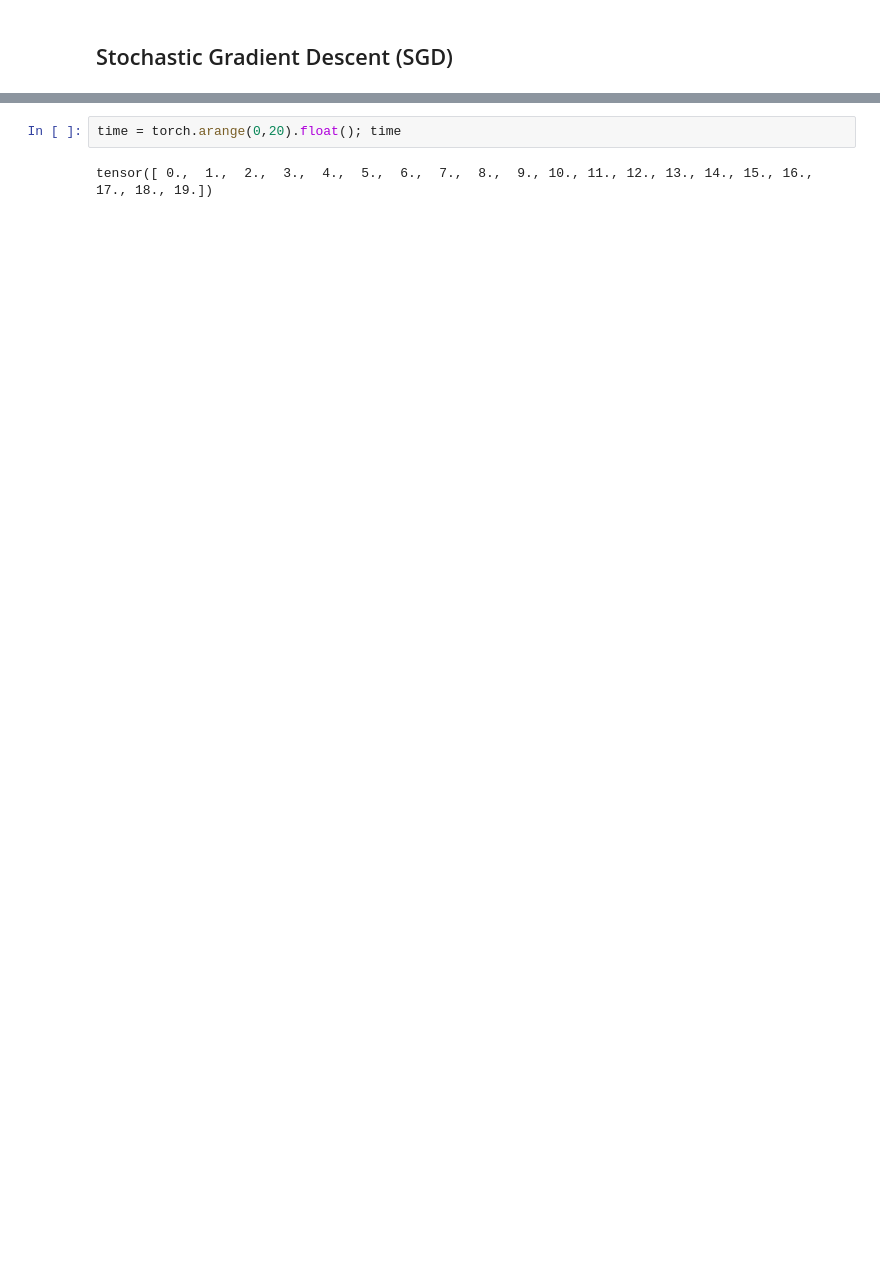
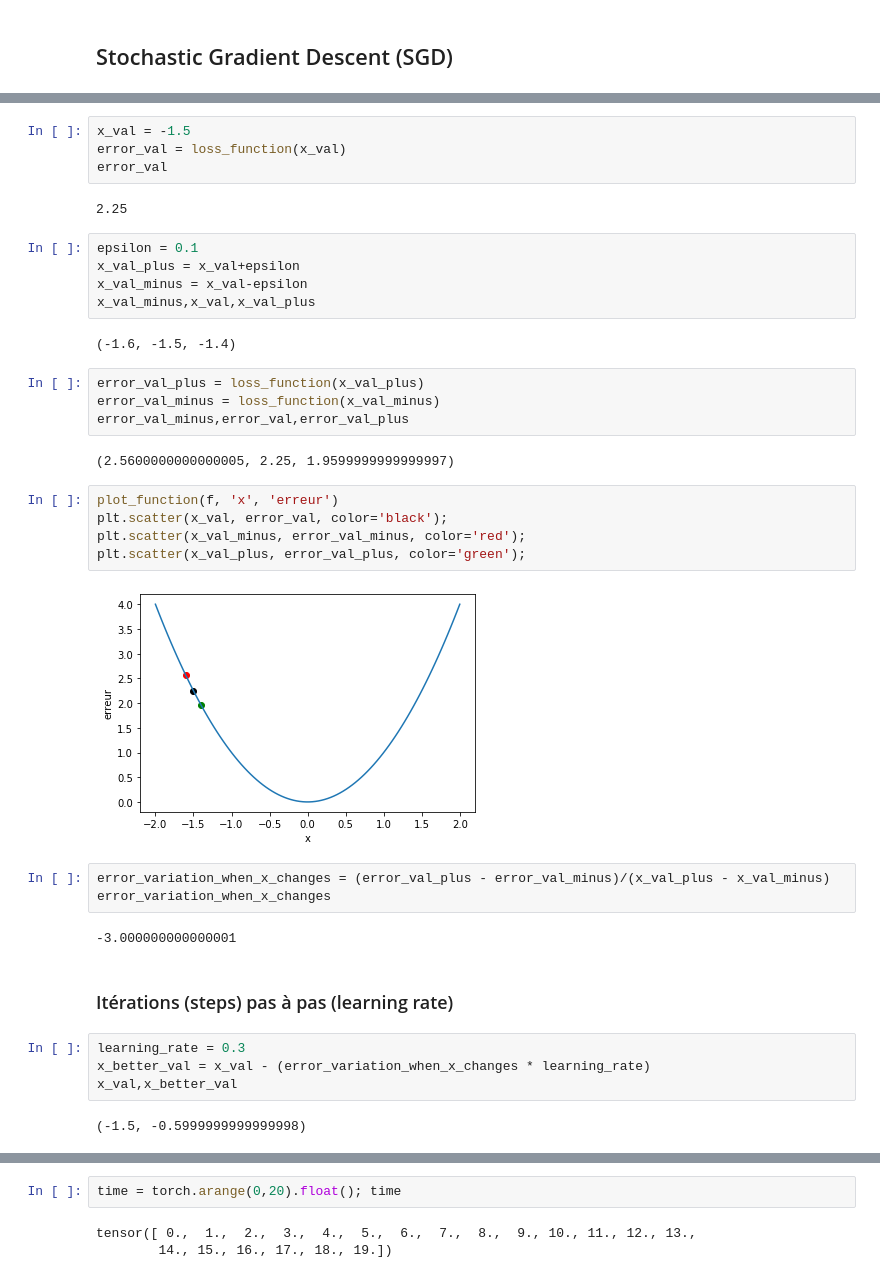
Before and after one commit to laurentprudhon/cours-deeplearning-2020, a Jupyter notebook: notebooks/03_mnist_basics.ipynb, the cells around one changed output, grey strips where cells are left out. Drawn from its saved outputs; the diff is of its cells as text; blank space fills up the shorter version.

```diff
--- a/notebooks/03_mnist_basics.ipynb
+++ b/notebooks/03_mnist_basics.ipynb
@@ -400,0 +390,39 @@ tensor([ 6.,  8., 20.])
+# %%
+x_val = -1.5
+error_val = loss_function(x_val)
+error_val
+# %% [output]
+2.25
+# %%
+epsilon = 0.1
+x_val_plus = x_val+epsilon
+x_val_minus = x_val-epsilon
+x_val_minus,x_val,x_val_plus
+# %% [output]
+(-1.6, -1.5, -1.4)
+# %%
+error_val_plus = loss_function(x_val_plus)
+error_val_minus = loss_function(x_val_minus)
+error_val_minus,error_val,error_val_plus
+# %% [output]
+(2.5600000000000005, 2.25, 1.9599999999999997)
+# %%
+plot_function(f, 'x', 'erreur')
+plt.scatter(x_val, error_val, color='black');
+plt.scatter(x_val_minus, error_val_minus, color='red');
+plt.scatter(x_val_plus, error_val_plus, color='green');
+# %% [output]
+[figure, added]
+# %%
+error_variation_when_x_changes = (error_val_plus - error_val_minus)/(x_val_plus - x_val_minus)
+error_variation_when_x_changes
+# %% [output]
+-3.000000000000001
+# %% [markdown]
+### Itérations (steps) pas à pas (learning rate)
+# %%
+learning_rate = 0.3
+x_better_val = x_val - (error_variation_when_x_changes * learning_rate)
+x_val,x_better_val
+# %% [output]
+(-1.5, -0.5999999999999998)
```
Also changed, not shown: parts of 134 cells of this notebook.
